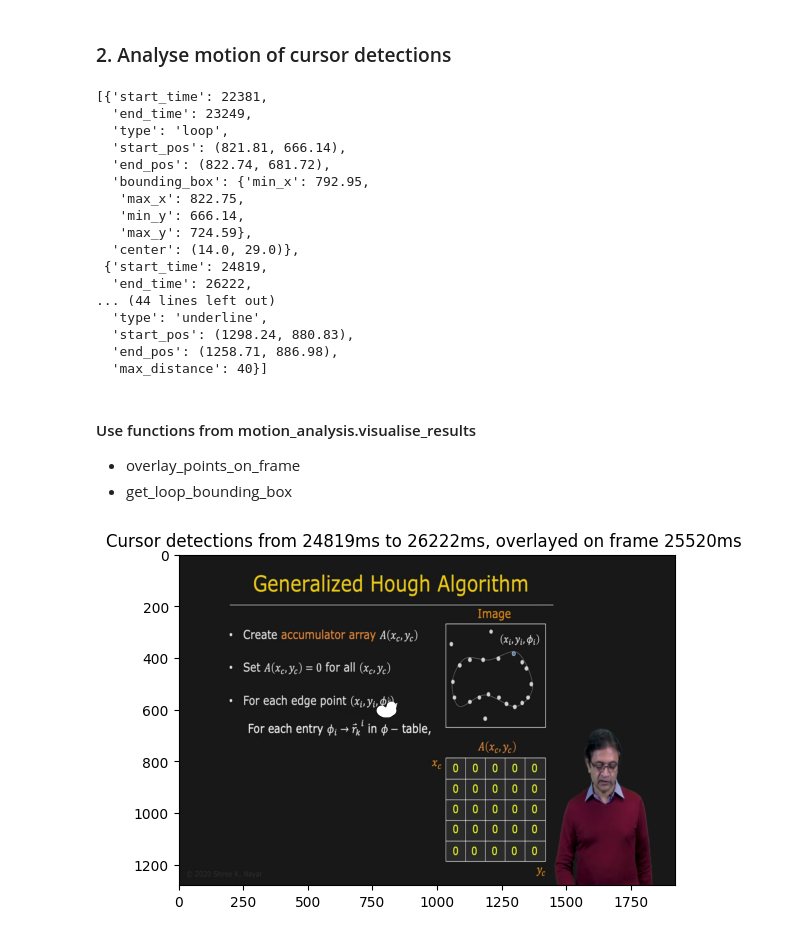
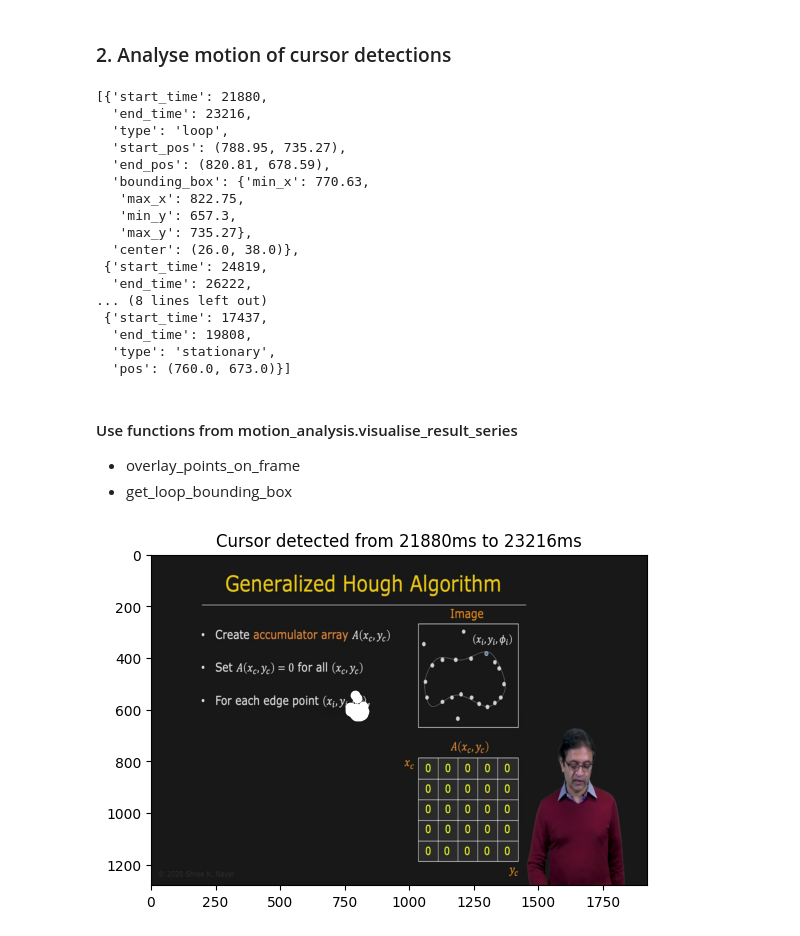
Before and after one commit to emilyng-sz/cursor-motion-analysis, a Jupyter notebook: motion_analysis_demo.ipynb, the cells around one changed output. Saved outputs shown, nothing was run; the diff lists cells and outputs as text; code cells hidden in the pictures.

Commit message:
Update motion_analysis_demo results

```diff
--- a/motion_analysis_demo.ipynb
+++ b/motion_analysis_demo.ipynb
@@ -31,11 +31,11 @@ plot_3D_animation(time_coord_data, height=1280, width=1920, path='results/Youtub
 # %%
 from motion_analysis.helper import *
 
-# adjust hyper parameters here, or comment out to use default
-factor = 16 #
-loop_ms = 500 #
-stationary_ms = 1500 #
-underline_ms = 700 # 15 underline
+# adjust hyperparameters here, or comment out to use default
+factor = 32
+loop_ms = 500
+stationary_ms = 1500
+underline_ms = 1000
 
 # get all_info in list of dictionaries
 all_info = analyse_motion(time_coord_data, factor,
@@ -43,34 +43,34 @@ all_info = analyse_motion(time_coord_data, factor,
                           stationary_duration=stationary_ms,
                           underline_duration=underline_ms)
 
-all_info
+all_info[:3] # to visualise first three results
 # %% [output]
-[{'start_time': 22381,
-  'end_time': 23249,
+[{'start_time': 21880,
+  'end_time': 23216,
   'type': 'loop',
-  'start_pos': (821.81, 666.14),
-  'end_pos': (822.74, 681.72),
-  'bounding_box': {'min_x': 792.95,
+  'start_pos': (788.95, 735.27),
+  'end_pos': (820.81, 678.59),
+  'bounding_box': {'min_x': 770.63,
    'max_x': 822.75,
-   'min_y': 666.14,
-   'max_y': 724.59},
-  'center': (14.0, 29.0)},
+   'min_y': 657.3,
+   'max_y': 735.27},
+  'center': (26.0, 38.0)},
  {'start_time': 24819,
   'end_time': 26222,
-... (44 lines left out)
-  'type': 'underline',
-  'start_pos': (1298.24, 880.83),
-  'end_pos': (1258.71, 886.98),
-  'max_distance': 40}]
+... (8 lines left out)
+ {'start_time': 17437,
+  'end_time': 19808,
+  'type': 'stationary',
+  'pos': (760.0, 673.0)}]
 # %% [markdown]
-#### Use functions from motion_analysis.visualise_results
+#### Use functions from motion_analysis.visualise_result_series
 - overlay_points_on_frame
 - get_loop_bounding_box
 # %%
 ## Code to capture one specific moment
-from motion_analysis.visualise_results import *
-start_time, end_time = 24819, 26222
+from motion_analysis.visualise_result_series import *
+start_time, end_time = 21880, 23216
 overlay_points_on_frame(video_path, start_time, end_time, time_coord_data, pre_processed = True)
 # %% [output]
-[figure, old version]
+[figure, new version]
 # %%
```
Also changed, not shown: parts of 1 cell of this notebook.
